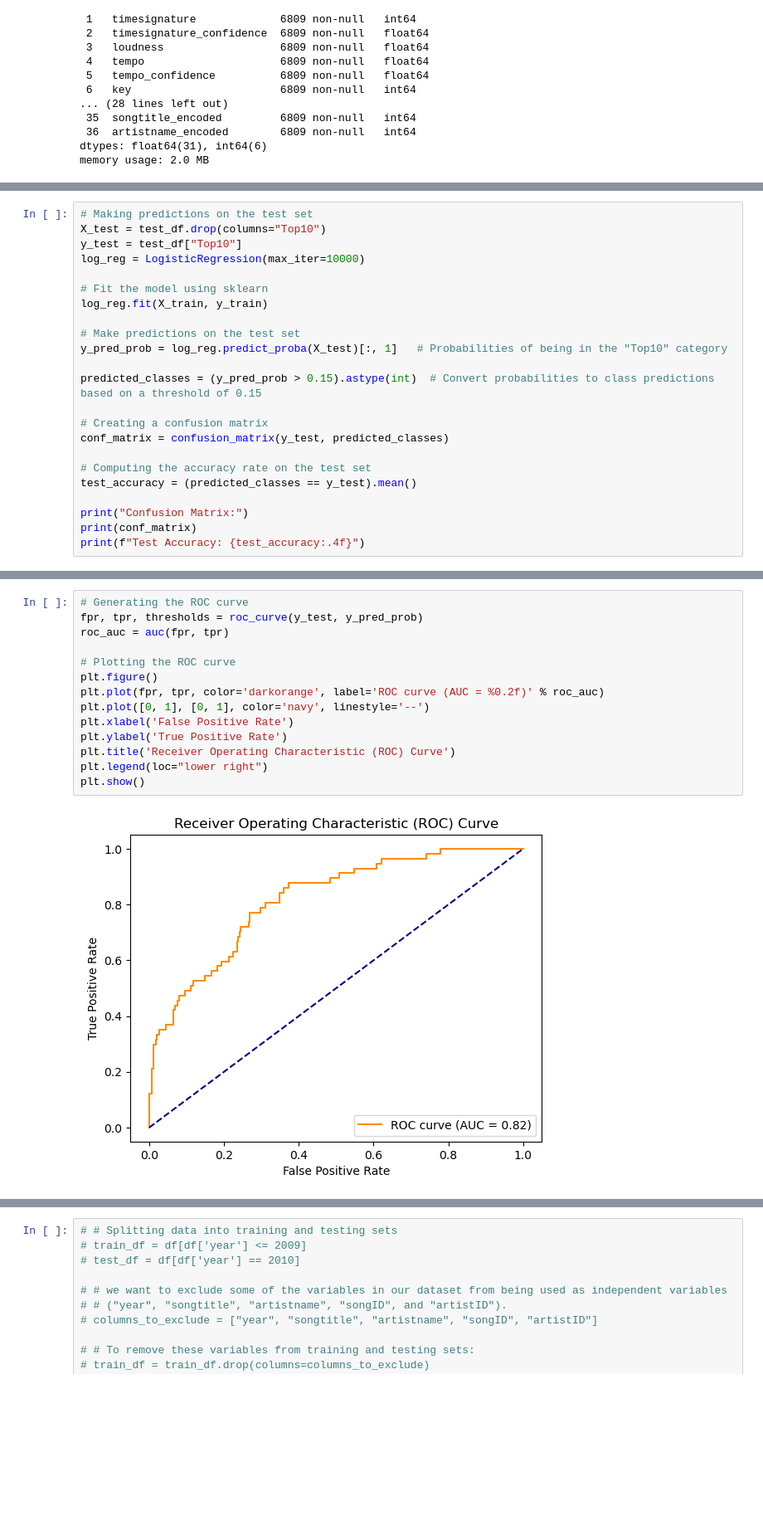
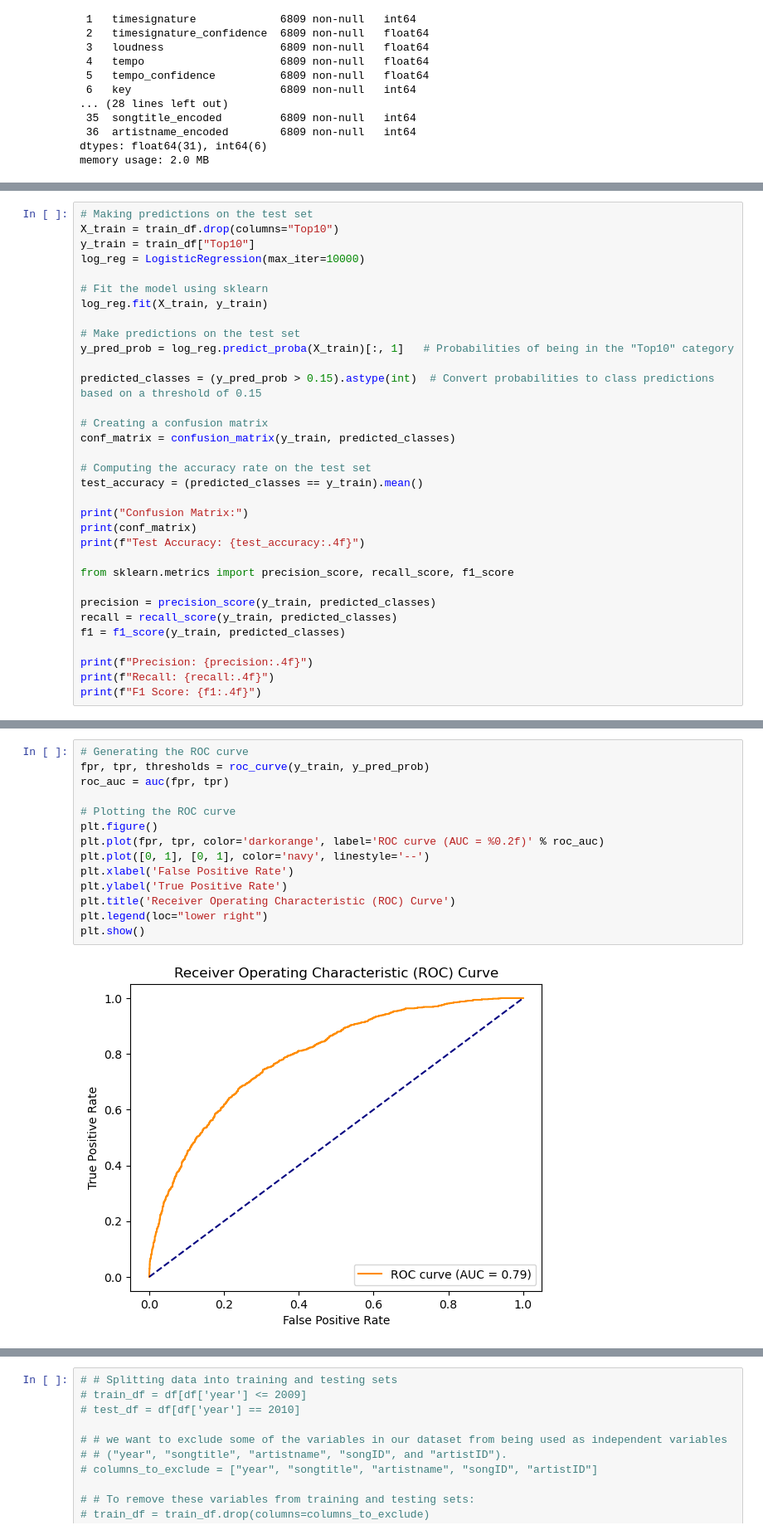
Before and after one commit to rameloa/School, a Jupyter notebook: 867Predictive Modeling/Assignments/A2/A2_code.ipynb, the cells around one changed output, grey strips where cells are left out. Shown at 83% size. Cells and saved outputs as stored; diff of their text form; blank space fills up the shorter version.

```diff
--- a/867Predictive Modeling/Assignments/A2/A2_code.ipynb
+++ b/867Predictive Modeling/Assignments/A2/A2_code.ipynb
@@ -243,26 +243,36 @@ Logit Regression Results
 | artistname_encoded | -0.0006 | 0.000 | -4.912 | 0.000 | -0.001 | -0.000 |
 # %%
 # Making predictions on the test set
-X_test = test_df.drop(columns="Top10")
-y_test = test_df["Top10"]
+X_train = train_df.drop(columns="Top10")
+y_train = train_df["Top10"]
 log_reg = LogisticRegression(max_iter=10000)
 
 # Fit the model using sklearn
 log_reg.fit(X_train, y_train)
 
 # Make predictions on the test set
-y_pred_prob = log_reg.predict_proba(X_test)[:, 1]   # Probabilities of being in the "Top10" category
+y_pred_prob = log_reg.predict_proba(X_train)[:, 1]   # Probabilities of being in the "Top10" category
 
 predicted_classes = (y_pred_prob > 0.15).astype(int)  # Convert probabilities to class predictions based on a threshold of 0.15
 
 # Creating a confusion matrix
-conf_matrix = confusion_matrix(y_test, predicted_classes)
+conf_matrix = confusion_matrix(y_train, predicted_classes)
 
 # Computing the accuracy rate on the test set
-test_accuracy = (predicted_classes == y_test).mean()
+test_accuracy = (predicted_classes == y_train).mean()
 
 print("Confusion Matrix:")
 print(conf_matrix)
 print(f"Test Accuracy: {test_accuracy:.4f}")
+
+from sklearn.metrics import precision_score, recall_score, f1_score
+
+precision = precision_score(y_train, predicted_classes)
+recall = recall_score(y_train, predicted_classes)
+f1 = f1_score(y_train, predicted_classes)
+
+print(f"Precision: {precision:.4f}")
+print(f"Recall: {recall:.4f}")
+print(f"F1 Score: {f1:.4f}")
 # %% [output]
 Confusion Matrix:
@@ -272,19 +285,19 @@ Test Accuracy: 0.7147
 # %%
 # Generating the ROC curve
-fpr, tpr, thresholds = roc_curve(y_test, y_pred_prob)
+fpr, tpr, thresholds = roc_curve(y_train, y_pred_prob)
 roc_auc = auc(fpr, tpr)
 
 # Plotting the ROC curve
 plt.figure()
 plt.plot(fpr, tpr, color='darkorange', label='ROC curve (AUC = %0.2f)' % roc_auc)
 plt.plot([0, 1], [0, 1], color='navy', linestyle='--')
 plt.xlabel('False Positive Rate')
 plt.ylabel('True Positive Rate')
 plt.title('Receiver Operating Characteristic (ROC) Curve')
 plt.legend(loc="lower right")
 plt.show()
 # %% [output]
-[figure, old version]
+[figure, new version]
 # %% [markdown]
 # Question 1 [15 pts]: Fit a logistic regression model using all variable
 
```
Also changed, not shown: parts of 6 cells of this notebook.
